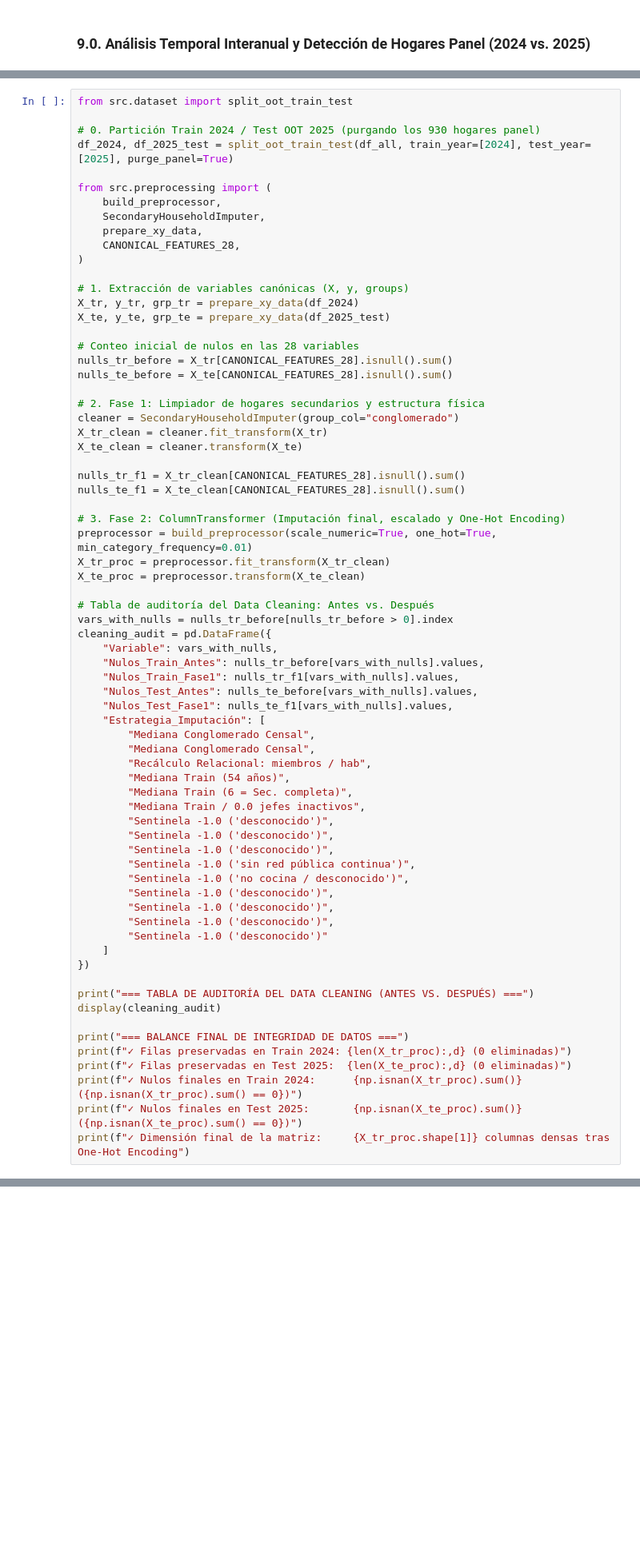
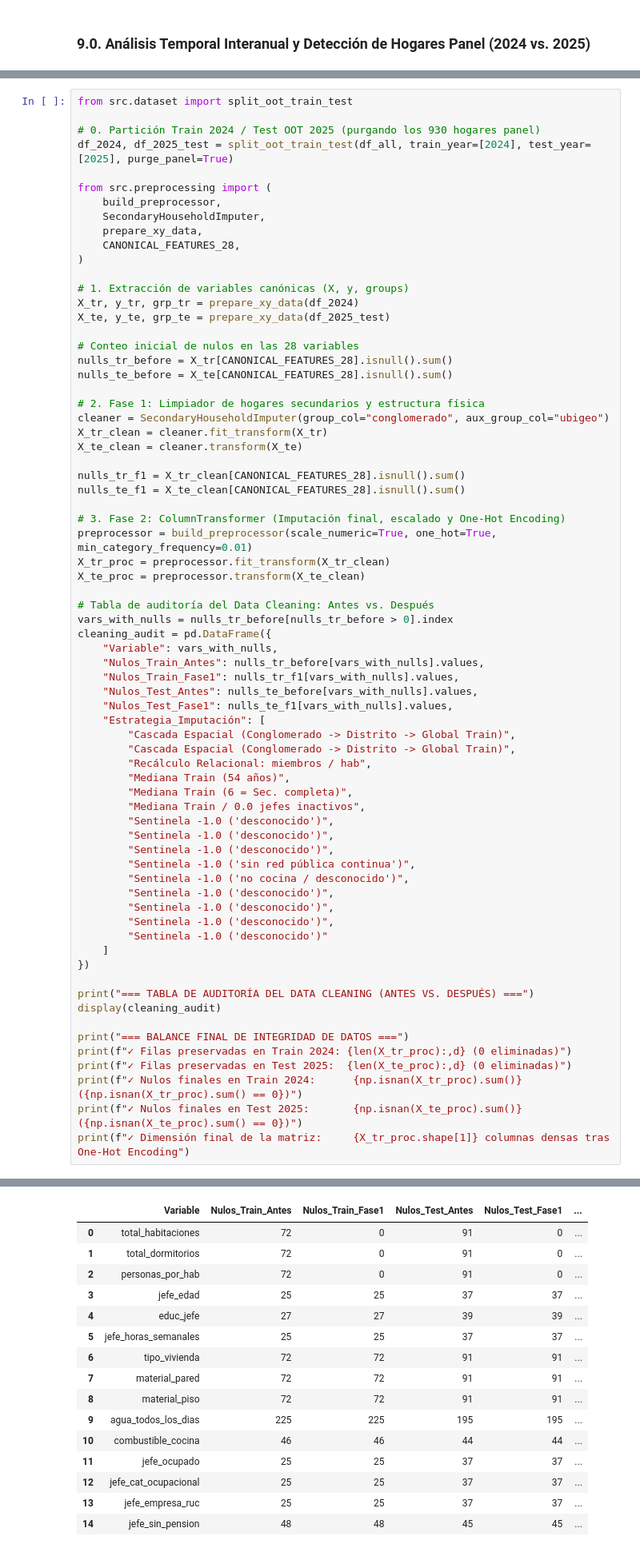
Before and after one commit to Ga3lAE/IA-Tarea-Academica, a Jupyter notebook: notebooks/pipeline_completo.ipynb, the cells around one changed output, grey strips where cells are left out. Shown at 80% size. Drawn from its saved outputs; the diff is of its cells as text; blank space fills up the shorter version.

```diff
--- a/notebooks/pipeline_completo.ipynb
+++ b/notebooks/pipeline_completo.ipynb
@@ -402,7 +584,7 @@ nulls_tr_before = X_tr[CANONICAL_FEATURES_28].isnull().sum()
 nulls_te_before = X_te[CANONICAL_FEATURES_28].isnull().sum()
 
 # 2. Fase 1: Limpiador de hogares secundarios y estructura física
-cleaner = SecondaryHouseholdImputer(group_col="conglomerado")
+cleaner = SecondaryHouseholdImputer(group_col="conglomerado", aux_group_col="ubigeo")
 X_tr_clean = cleaner.fit_transform(X_tr)
 X_te_clean = cleaner.transform(X_te)
 
@@ -423,8 +605,8 @@ cleaning_audit = pd.DataFrame({
     "Nulos_Test_Antes": nulls_te_before[vars_with_nulls].values,
     "Nulos_Test_Fase1": nulls_te_f1[vars_with_nulls].values,
     "Estrategia_Imputación": [
-        "Mediana Conglomerado Censal",
-        "Mediana Conglomerado Censal",
+        "Cascada Espacial (Conglomerado -> Distrito -> Global Train)",
+        "Cascada Espacial (Conglomerado -> Distrito -> Global Train)",
         "Recálculo Relacional: miembros / hab",
         "Mediana Train (54 años)",
         "Mediana Train (6 = Sec. completa)",
@@ -450,3 +632,4 @@ print(f"✓ Filas preservadas en Test 2025:  {len(X_te_proc):,d} (0 eliminadas)"
 print(f"✓ Nulos finales en Train 2024:      {np.isnan(X_tr_proc).sum()} ({np.isnan(X_tr_proc).sum() == 0})")
 print(f"✓ Nulos finales en Test 2025:       {np.isnan(X_te_proc).sum()} ({np.isnan(X_te_proc).sum() == 0})")
 print(f"✓ Dimensión final de la matriz:     {X_tr_proc.shape[1]} columnas densas tras One-Hot Encoding")
+# %% [output]
@@ -452,0 +638,16 @@ print(f"✓ Dimensión final de la matriz:     {X_tr_proc.shape[1]} columnas den
+|  | Variable | Nulos_Train_Antes | Nulos_Train_Fase1 | Nulos_Test_Antes | Nulos_Test_Fase1 | ... |
+| 0 | total_habitaciones | 72 | 0 | 91 | 0 | ... |
+| 1 | total_dormitorios | 72 | 0 | 91 | 0 | ... |
+| 2 | personas_por_hab | 72 | 0 | 91 | 0 | ... |
+| 3 | jefe_edad | 25 | 25 | 37 | 37 | ... |
+| 4 | educ_jefe | 27 | 27 | 39 | 39 | ... |
+| 5 | jefe_horas_semanales | 25 | 25 | 37 | 37 | ... |
+| 6 | tipo_vivienda | 72 | 72 | 91 | 91 | ... |
+| 7 | material_pared | 72 | 72 | 91 | 91 | ... |
+| 8 | material_piso | 72 | 72 | 91 | 91 | ... |
+| 9 | agua_todos_los_dias | 225 | 225 | 195 | 195 | ... |
+| 10 | combustible_cocina | 46 | 46 | 44 | 44 | ... |
+| 11 | jefe_ocupado | 25 | 25 | 37 | 37 | ... |
+| 12 | jefe_cat_ocupacional | 25 | 25 | 37 | 37 | ... |
+| 13 | jefe_empresa_ruc | 25 | 25 | 37 | 37 | ... |
+| 14 | jefe_sin_pension | 48 | 48 | 45 | 45 | ... |
```
Also changed, not shown: parts of 30 cells of this notebook, 22 other files.
